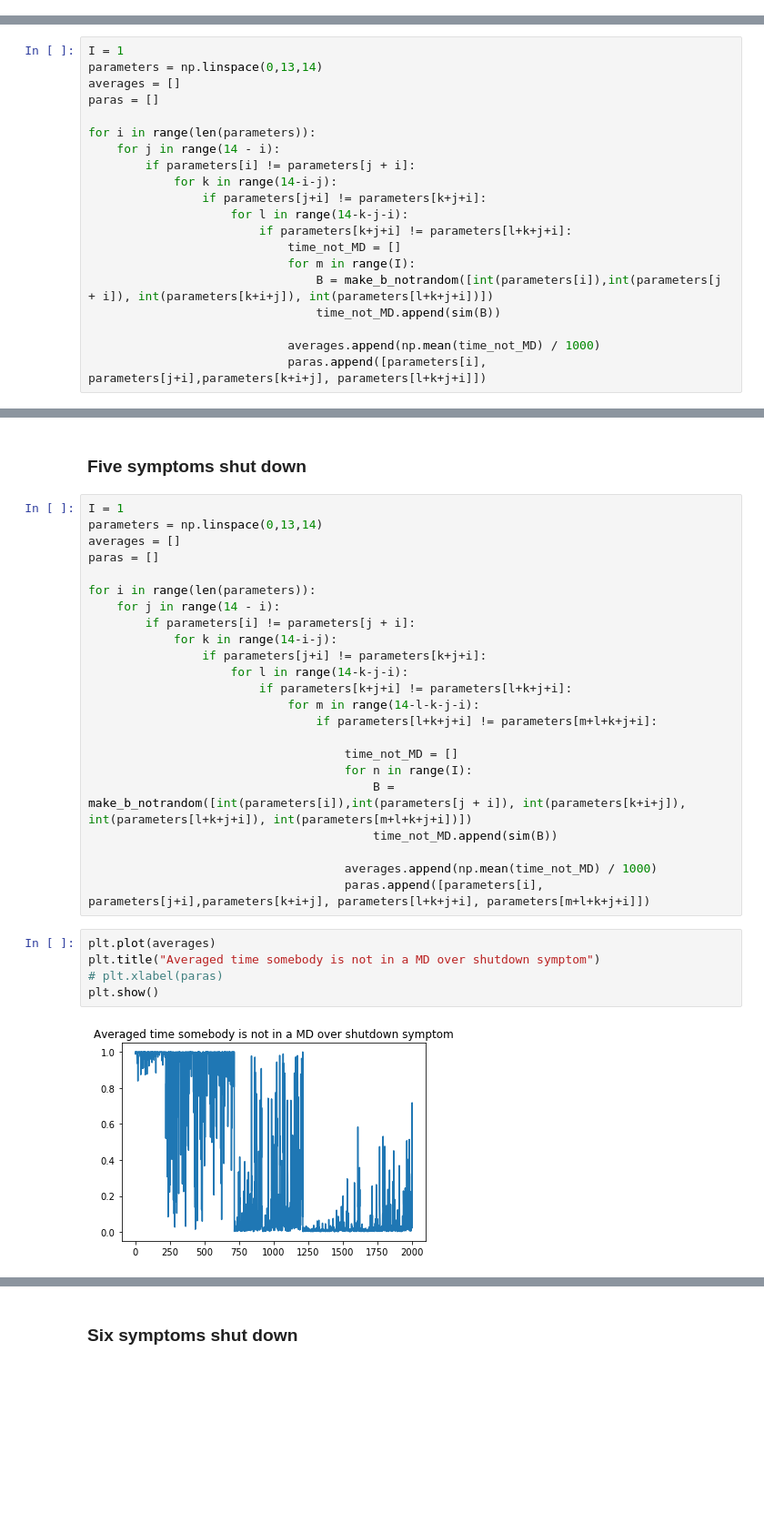
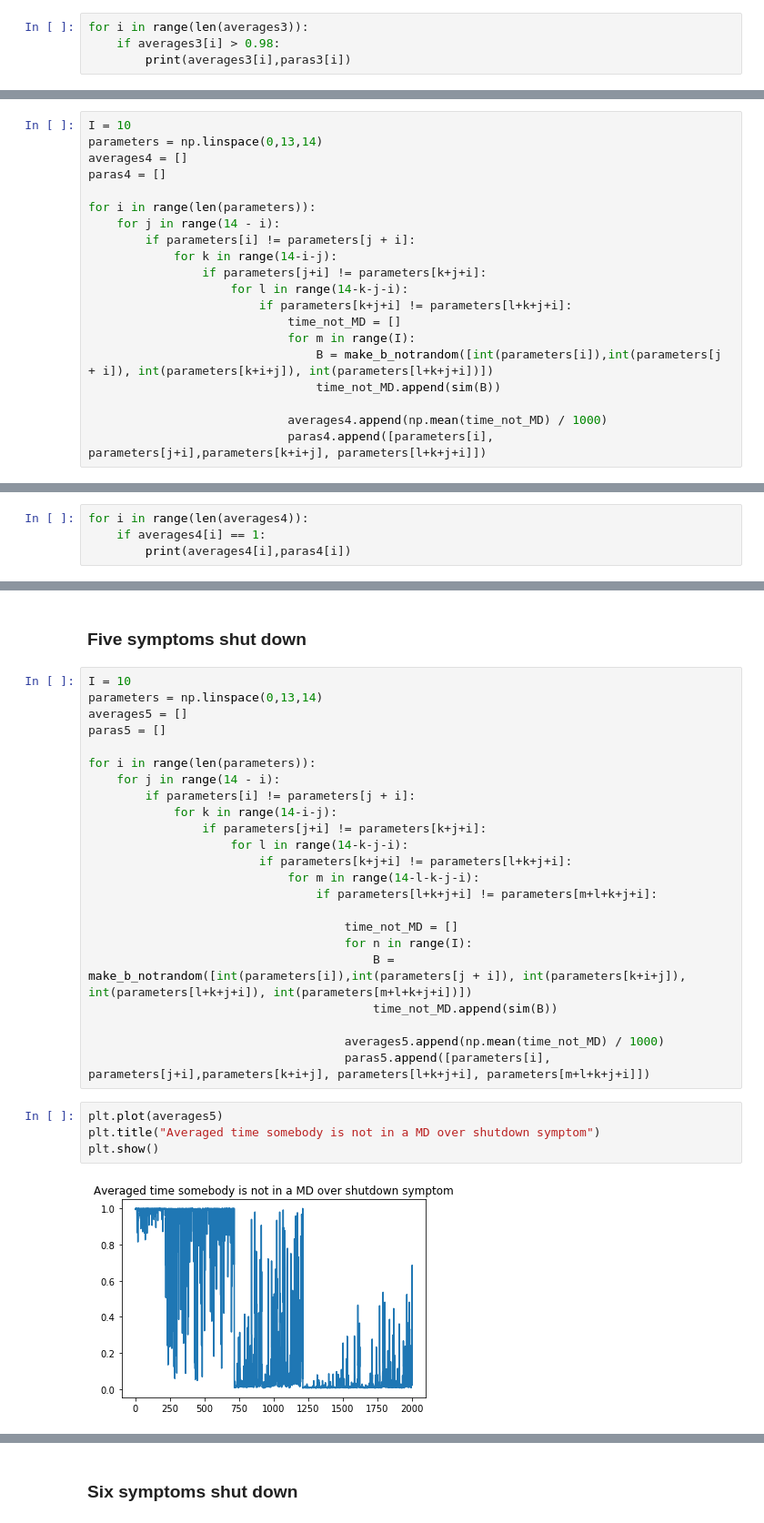
Before and after one commit to TamarTulp/Complex_systems, a Jupyter notebook: Code/Simulation 3.ipynb, the cells around one changed output, grey strips where cells are left out. Shown at 91% size. Cells and saved outputs as stored; diff of their text form; blank space fills up the shorter version.

```diff
--- a/Code/Simulation 3.ipynb
+++ b/Code/Simulation 3.ipynb
@@ -214,0 +222,4 @@ plt.show()
+# %%
+for i in range(len(averages3)):
+    if averages3[i] > 0.98:
+        print(averages3[i],paras3[i])
@@ -215,10 +230,10 @@ plt.show()
 # %% [markdown]
 ### Four symptoms shut down
 # %%
-I = 1
+I = 10
 parameters = np.linspace(0,13,14)
-averages = []
-paras = []
+averages4 = []
+paras4 = []
 
 for i in range(len(parameters)):
     for j in range(14 - i):
@@ -232,6 +247,6 @@ for i in range(len(parameters)):
                                 B = make_b_notrandom([int(parameters[i]),int(parameters[j + i]), int(parameters[k+i+j]), int(parameters[l+k+j+i])])
                                 time_not_MD.append(sim(B))
 
-                            averages.append(np.mean(time_not_MD) / 1000)
-                            paras.append([parameters[i], parameters[j+i],parameters[k+i+j], parameters[l+k+j+i]])
+                            averages4.append(np.mean(time_not_MD) / 1000)
+                            paras4.append([parameters[i], parameters[j+i],parameters[k+i+j], parameters[l+k+j+i]])
 # %%
@@ -243,0 +258,4 @@ plt.show()
+# %%
+for i in range(len(averages4)):
+    if averages4[i] == 1:
+        print(averages4[i],paras4[i])
@@ -244,10 +269,10 @@ plt.show()
 # %% [markdown]
 ### Five symptoms shut down
 # %%
-I = 1
+I = 10
 parameters = np.linspace(0,13,14)
-averages = []
-paras = []
+averages5 = []
+paras5 = []
 
 for i in range(len(parameters)):
     for j in range(14 - i):
@@ -264,12 +289,11 @@ for i in range(len(parameters)):
                                         B = make_b_notrandom([int(parameters[i]),int(parameters[j + i]), int(parameters[k+i+j]), int(parameters[l+k+j+i]), int(parameters[m+l+k+j+i])])
                                         time_not_MD.append(sim(B))
 
-                                    averages.append(np.mean(time_not_MD) / 1000)
-                                    paras.append([parameters[i], parameters[j+i],parameters[k+i+j], parameters[l+k+j+i], parameters[m+l+k+j+i]])
+                                    averages5.append(np.mean(time_not_MD) / 1000)
+                                    paras5.append([parameters[i], parameters[j+i],parameters[k+i+j], parameters[l+k+j+i], parameters[m+l+k+j+i]])
 # %%
-plt.plot(averages)
+plt.plot(averages5)
 plt.title("Averaged time somebody is not in a MD over shutdown symptom")
-# plt.xlabel(paras)
 plt.show()
 # %% [output]
-[figure, old version]
+[figure, new version]
```
Also changed, not shown: parts of 17 cells of this notebook.
